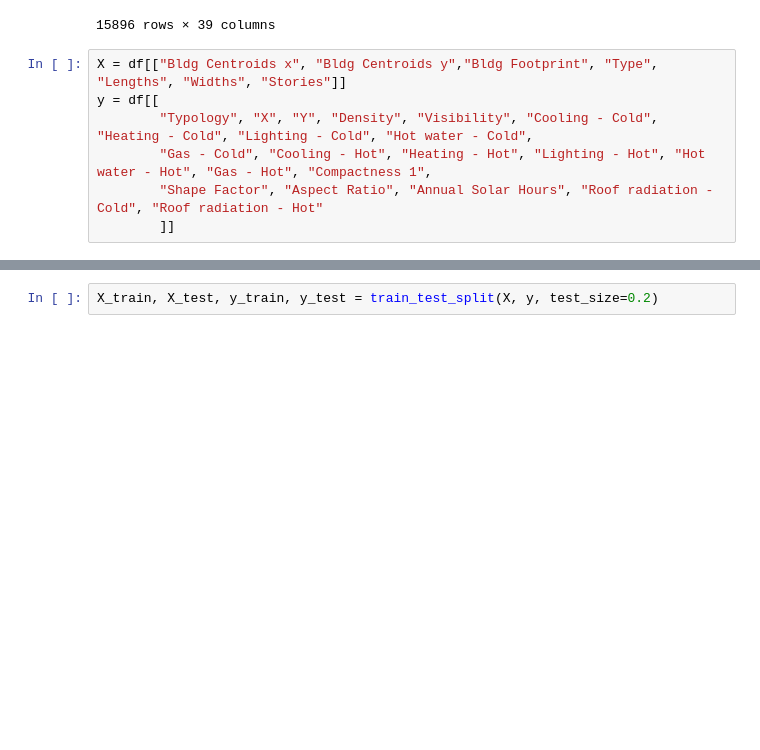
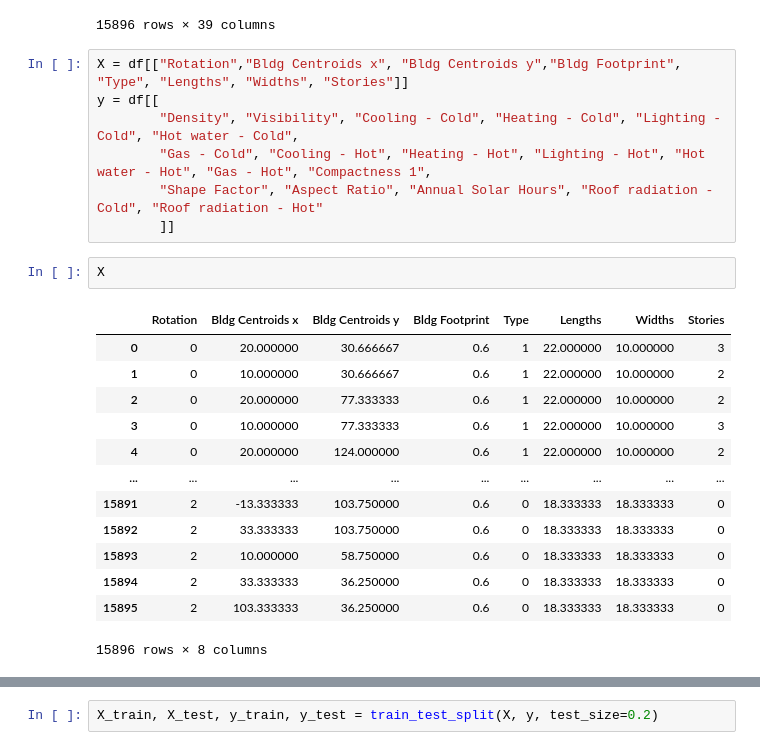
Before and after one commit to Marzhmann/UrbanHub, a Jupyter notebook: XGB-opt.ipynb, the cells around one changed output, grey strips where cells are left out. Cells and saved outputs as stored; diff of their text form; blank space fills up the shorter version.

```diff
--- a/XGB-opt.ipynb
+++ b/XGB-opt.ipynb
@@ -21,9 +24,25 @@ df
 | 15895 | P4 | 0.2 | 90 | 25 | 5 | 0.6 | 0 | ... |
 15896 rows × 39 columns
 # %%
-X = df[["Bldg Centroids x", "Bldg Centroids y","Bldg Footprint", "Type", "Lengths", "Widths", "Stories"]]
+X = df[["Rotation","Bldg Centroids x", "Bldg Centroids y","Bldg Footprint", "Type", "Lengths", "Widths", "Stories"]]
 y = df[[
-        "Typology", "X", "Y", "Density", "Visibility", "Cooling - Cold", "Heating - Cold", "Lighting - Cold", "Hot water - Cold",
+        "Density", "Visibility", "Cooling - Cold", "Heating - Cold", "Lighting - Cold", "Hot water - Cold",
         "Gas - Cold", "Cooling - Hot", "Heating - Hot", "Lighting - Hot", "Hot water - Hot", "Gas - Hot", "Compactness 1",
         "Shape Factor", "Aspect Ratio", "Annual Solar Hours", "Roof radiation - Cold", "Roof radiation - Hot"
         ]]
+# %%
+X
+# %% [output]
+|  | Rotation | Bldg Centroids x | Bldg Centroids y | Bldg Footprint | Type | Lengths | Widths | Stories |
+| 0 | 0 | 20.000000 | 30.666667 | 0.6 | 1 | 22.000000 | 10.000000 | 3 |
+| 1 | 0 | 10.000000 | 30.666667 | 0.6 | 1 | 22.000000 | 10.000000 | 2 |
+| 2 | 0 | 20.000000 | 77.333333 | 0.6 | 1 | 22.000000 | 10.000000 | 2 |
+| 3 | 0 | 10.000000 | 77.333333 | 0.6 | 1 | 22.000000 | 10.000000 | 3 |
+| 4 | 0 | 20.000000 | 124.000000 | 0.6 | 1 | 22.000000 | 10.000000 | 2 |
+| ... | ... | ... | ... | ... | ... | ... | ... | ... |
+| 15891 | 2 | -13.333333 | 103.750000 | 0.6 | 0 | 18.333333 | 18.333333 | 0 |
+| 15892 | 2 | 33.333333 | 103.750000 | 0.6 | 0 | 18.333333 | 18.333333 | 0 |
+| 15893 | 2 | 10.000000 | 58.750000 | 0.6 | 0 | 18.333333 | 18.333333 | 0 |
+| 15894 | 2 | 33.333333 | 36.250000 | 0.6 | 0 | 18.333333 | 18.333333 | 0 |
+| 15895 | 2 | 103.333333 | 36.250000 | 0.6 | 0 | 18.333333 | 18.333333 | 0 |
+15896 rows × 8 columns
```
Also changed, not shown: parts of 8 cells of this notebook.
